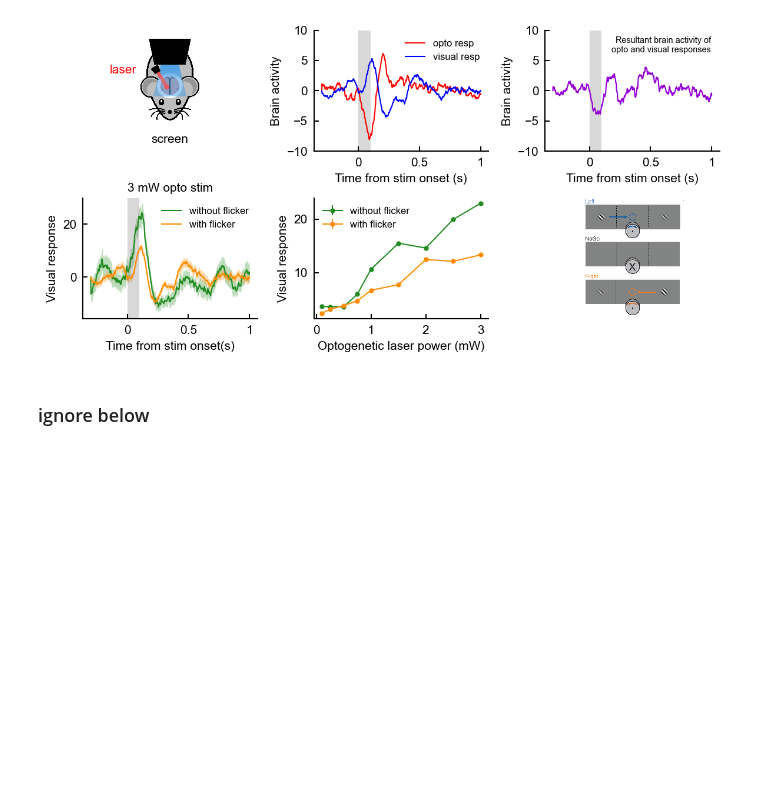
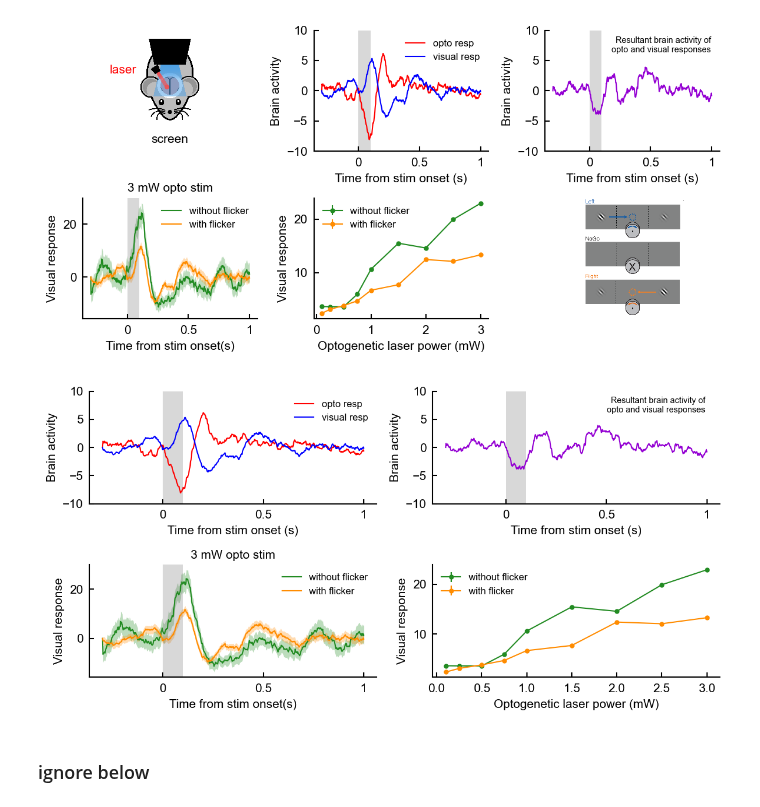
Before and after one commit to paschamatveev/wfOptoProject, a Jupyter notebook: wf + opto/mg figures.ipynb, the cells around one changed output. Saved outputs shown, nothing was run; the diff lists cells and outputs as text; code cells hidden in the pictures; blank space fills up the shorter version.

```diff
--- a/wf + opto/mg figures.ipynb
+++ b/wf + opto/mg figures.ipynb
@@ -260,6 +257,28 @@ taskImg(ax)
 f.tight_layout()
 # %% [output]
 [figure]
+# %%
+f = plt.figure(figsize=(8, 4))
+gs = mpl.gridspec.GridSpec(2, 2)
+
+
+ax = plt.subplot(gs[0])
+ylim = (-10, 10)
+panelOptoVisResp(ax, ylim)
+
+ax = plt.subplot(gs[1])
+panelConfoundResp(ax, ylim)
+
+ax = plt.subplot(gs[2])
+panelPowerWithFlicker(ax)
+
+ax = plt.subplot(gs[3])
+panelAllPowersFlicker(ax)
+
+
+f.tight_layout()
+# %% [output]
+[figure, added]
 # %% [markdown]
 ### ignore below
 # %%
```
Also changed, not shown: parts of 2 cells of this notebook, 1 other file.
